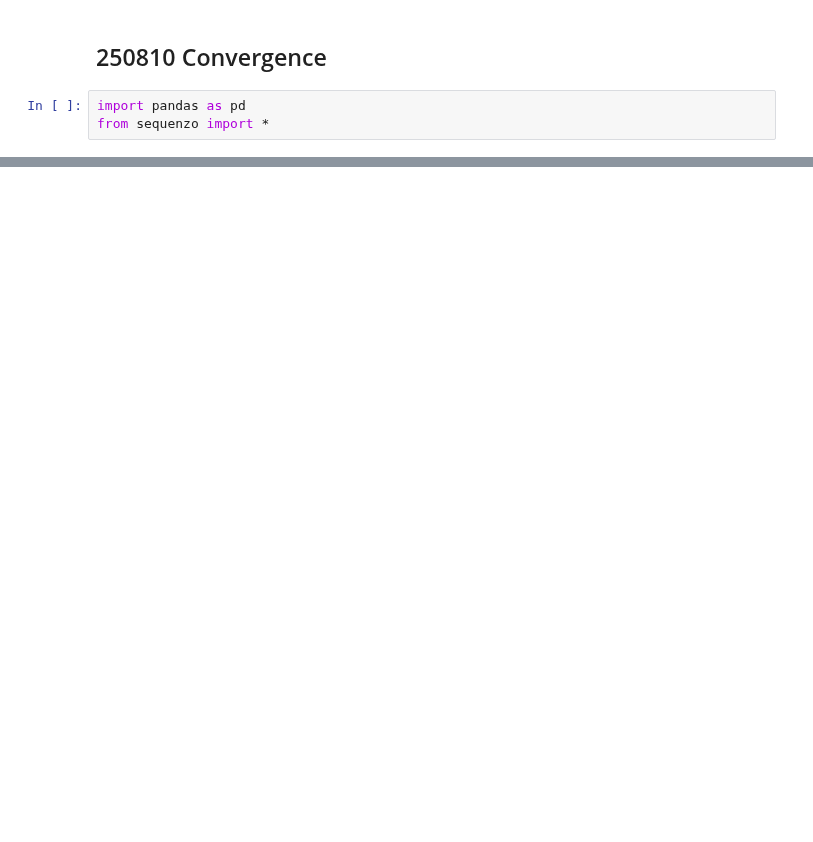
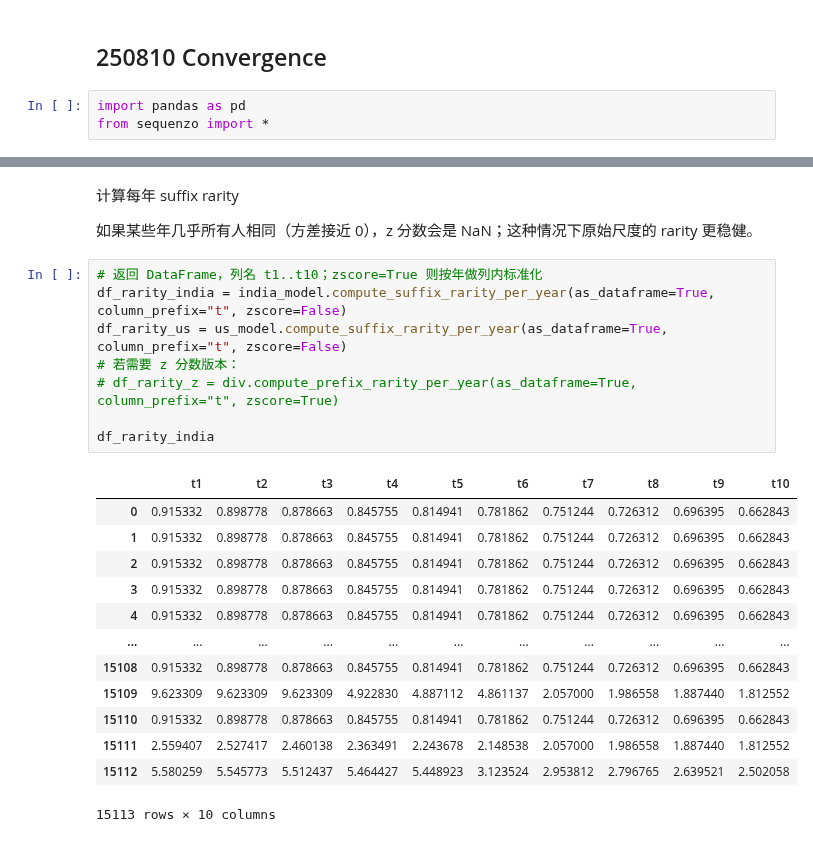
Before and after one commit to sdaza/Sequenzo, a Jupyter notebook: original_datasets_and_cleaning/qiqi/250808_tree/05_convergence.ipynb, the cells around one changed output, grey strips where cells are left out. Saved outputs shown, nothing was run; the diff lists cells and outputs as text; blank space fills up the shorter version.

```diff
--- a/original_datasets_and_cleaning/qiqi/250808_tree/05_convergence.ipynb
+++ b/original_datasets_and_cleaning/qiqi/250808_tree/05_convergence.ipynb
@@ -44,0 +108,26 @@ us_model = IndividualConvergence(us_sequences)
+# %% [markdown]
+计算每年 suffix rarity
+
+如果某些年几乎所有人相同（方差接近 0），z 分数会是 NaN；这种情况下原始尺度的 rarity 更稳健。
+# %%
+# 返回 DataFrame，列名 t1..t10；zscore=True 则按年做列内标准化
+df_rarity_india = india_model.compute_suffix_rarity_per_year(as_dataframe=True, column_prefix="t", zscore=False)
+df_rarity_us = us_model.compute_suffix_rarity_per_year(as_dataframe=True, column_prefix="t", zscore=False)
+# 若需要 z 分数版本：
+# df_rarity_z = div.compute_prefix_rarity_per_year(as_dataframe=True, column_prefix="t", zscore=True)
+
+df_rarity_india
+# %% [output]
+|  | t1 | t2 | t3 | t4 | t5 | t6 | t7 | t8 | t9 | t10 |
+| 0 | 0.915332 | 0.898778 | 0.878663 | 0.845755 | 0.814941 | 0.781862 | 0.751244 | 0.726312 | 0.696395 | 0.662843 |
+| 1 | 0.915332 | 0.898778 | 0.878663 | 0.845755 | 0.814941 | 0.781862 | 0.751244 | 0.726312 | 0.696395 | 0.662843 |
+| 2 | 0.915332 | 0.898778 | 0.878663 | 0.845755 | 0.814941 | 0.781862 | 0.751244 | 0.726312 | 0.696395 | 0.662843 |
+| 3 | 0.915332 | 0.898778 | 0.878663 | 0.845755 | 0.814941 | 0.781862 | 0.751244 | 0.726312 | 0.696395 | 0.662843 |
+| 4 | 0.915332 | 0.898778 | 0.878663 | 0.845755 | 0.814941 | 0.781862 | 0.751244 | 0.726312 | 0.696395 | 0.662843 |
+| ... | ... | ... | ... | ... | ... | ... | ... | ... | ... | ... |
+| 15108 | 0.915332 | 0.898778 | 0.878663 | 0.845755 | 0.814941 | 0.781862 | 0.751244 | 0.726312 | 0.696395 | 0.662843 |
+| 15109 | 9.623309 | 9.623309 | 9.623309 | 4.922830 | 4.887112 | 4.861137 | 2.057000 | 1.986558 | 1.887440 | 1.812552 |
+| 15110 | 0.915332 | 0.898778 | 0.878663 | 0.845755 | 0.814941 | 0.781862 | 0.751244 | 0.726312 | 0.696395 | 0.662843 |
+| 15111 | 2.559407 | 2.527417 | 2.460138 | 2.363491 | 2.243678 | 2.148538 | 2.057000 | 1.986558 | 1.887440 | 1.812552 |
+| 15112 | 5.580259 | 5.545773 | 5.512437 | 5.464427 | 5.448923 | 3.123524 | 2.953812 | 2.796765 | 2.639521 | 2.502058 |
+15113 rows × 10 columns
```
Also changed, not shown: parts of 5 cells of this notebook, 9 other files.
